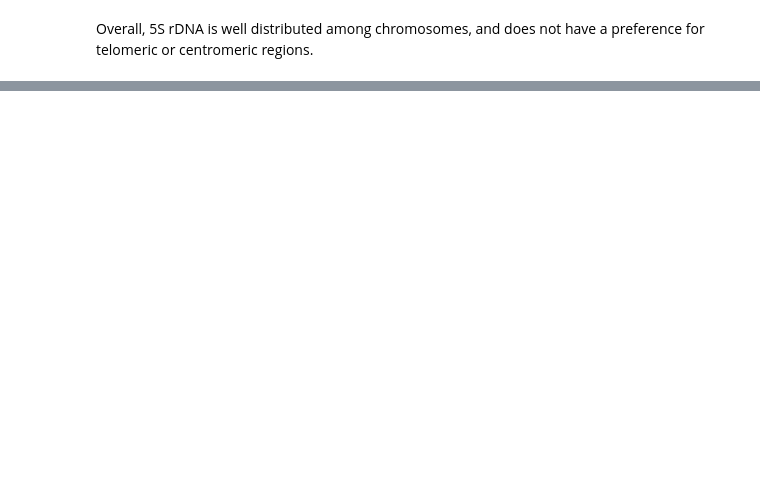
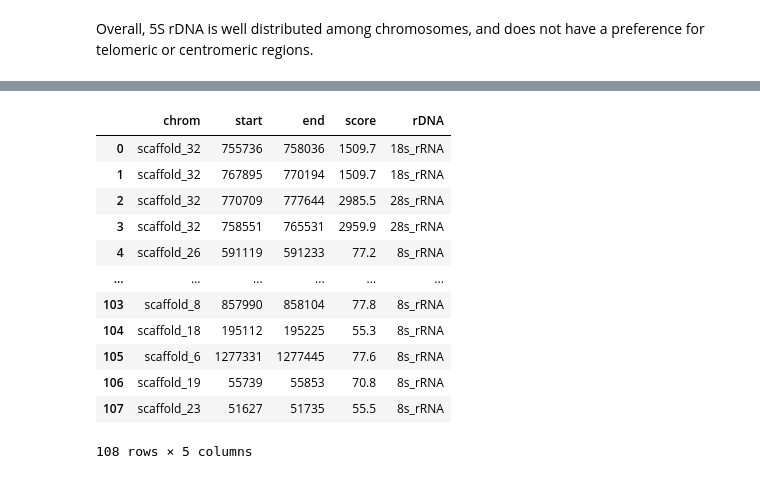
Before and after one commit to cmdoret/Acastellanii_genome_analysis, a Jupyter notebook: doc/notebooks/rdna_location.ipynb, the cells around one changed output, grey strips where cells are left out. Drawn from its saved outputs; the diff is of its cells as text; code cells hidden in the pictures; blank space fills up the shorter version.

```diff
--- a/doc/notebooks/rdna_location.ipynb
+++ b/doc/notebooks/rdna_location.ipynb
@@ -106,0 +243,16 @@ Overall, 5S rDNA is well distributed among chromosomes, and does not have a pref
+# %%
+rdna_neff
+# %% [output]
+|  | chrom | start | end | score | rDNA |
+| 0 | scaffold_32 | 755736 | 758036 | 1509.7 | 18s_rRNA |
+| 1 | scaffold_32 | 767895 | 770194 | 1509.7 | 18s_rRNA |
+| 2 | scaffold_32 | 770709 | 777644 | 2985.5 | 28s_rRNA |
+| 3 | scaffold_32 | 758551 | 765531 | 2959.9 | 28s_rRNA |
+| 4 | scaffold_26 | 591119 | 591233 | 77.2 | 8s_rRNA |
+| ... | ... | ... | ... | ... | ... |
+| 103 | scaffold_8 | 857990 | 858104 | 77.8 | 8s_rRNA |
+| 104 | scaffold_18 | 195112 | 195225 | 55.3 | 8s_rRNA |
+| 105 | scaffold_6 | 1277331 | 1277445 | 77.6 | 8s_rRNA |
+| 106 | scaffold_19 | 55739 | 55853 | 70.8 | 8s_rRNA |
+| 107 | scaffold_23 | 51627 | 51735 | 55.5 | 8s_rRNA |
+108 rows × 5 columns
```
Also changed, not shown: parts of 17 cells of this notebook.
